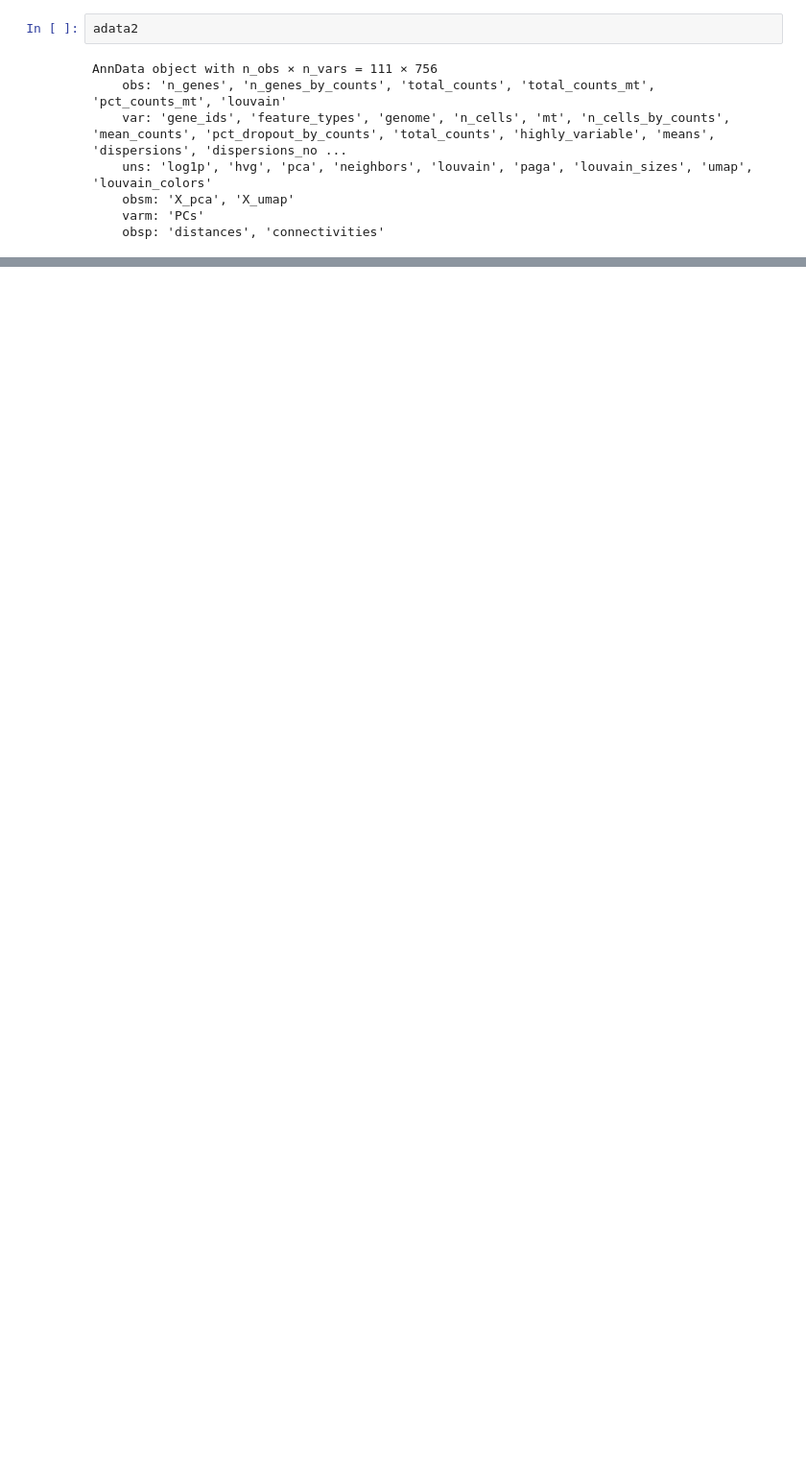
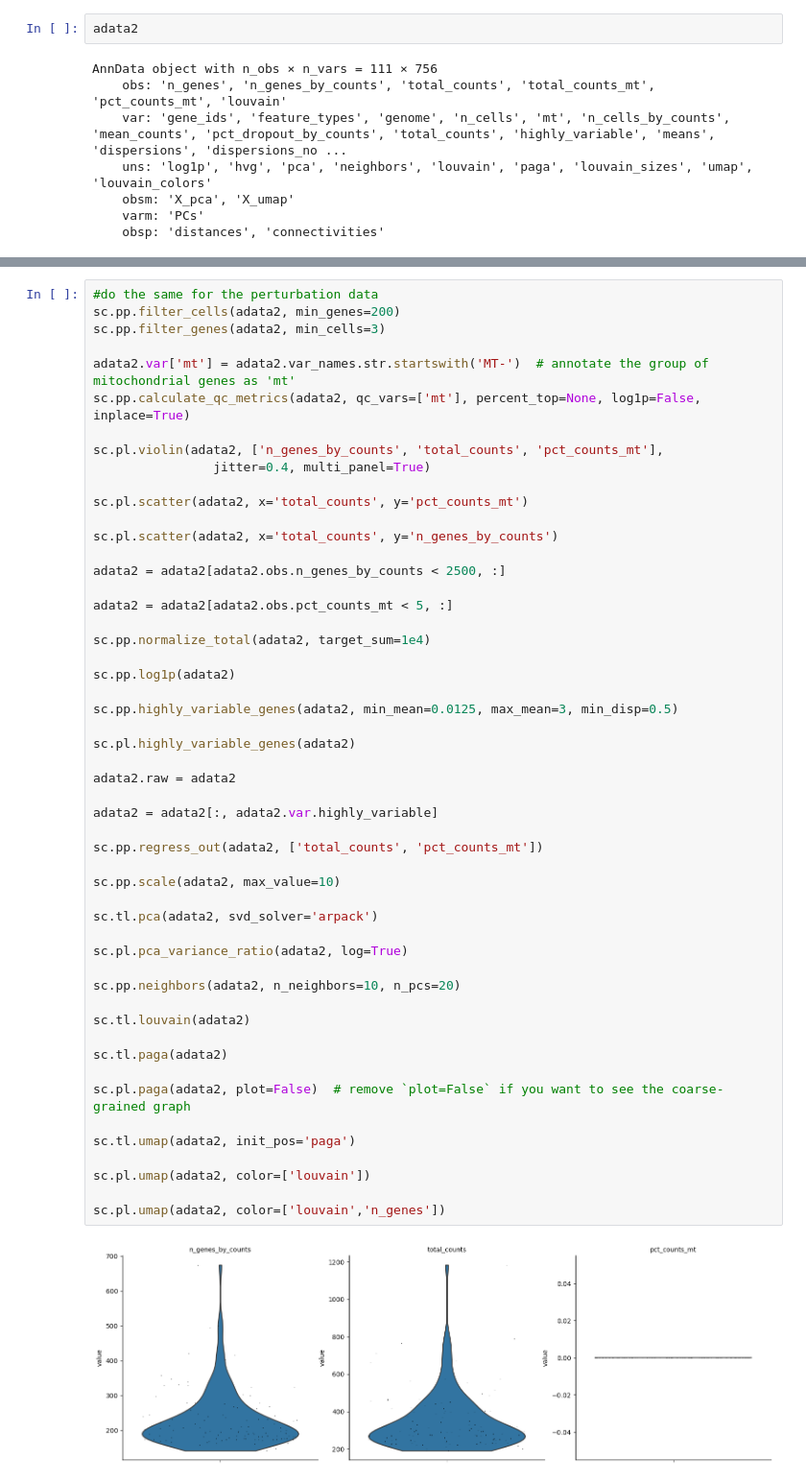
Before and after one commit to incredible-maker/Goodbye_DR.A, a Jupyter notebook: first_scanpy_try.ipynb, the cells around one changed output, grey strips where cells are left out. Shown at 96% size. Saved outputs shown, nothing was run; the diff lists cells and outputs as text; blank space fills up the shorter version.

```diff
--- a/first_scanpy_try.ipynb
+++ b/first_scanpy_try.ipynb
@@ -297,0 +423,54 @@ AnnData object with n_obs × n_vars = 111 × 756
+# %%
+#do the same for the perturbation data
+sc.pp.filter_cells(adata2, min_genes=200)
+sc.pp.filter_genes(adata2, min_cells=3)
+
+adata2.var['mt'] = adata2.var_names.str.startswith('MT-')  # annotate the group of mitochondrial genes as 'mt'
+sc.pp.calculate_qc_metrics(adata2, qc_vars=['mt'], percent_top=None, log1p=False, inplace=True)
+
+sc.pl.violin(adata2, ['n_genes_by_counts', 'total_counts', 'pct_counts_mt'],
+                jitter=0.4, multi_panel=True)
+
+sc.pl.scatter(adata2, x='total_counts', y='pct_counts_mt')
+
+sc.pl.scatter(adata2, x='total_counts', y='n_genes_by_counts')
+
+adata2 = adata2[adata2.obs.n_genes_by_counts < 2500, :]
+
+adata2 = adata2[adata2.obs.pct_counts_mt < 5, :]
+
+sc.pp.normalize_total(adata2, target_sum=1e4)
+
+sc.pp.log1p(adata2)
+
+sc.pp.highly_variable_genes(adata2, min_mean=0.0125, max_mean=3, min_disp=0.5)
+
+sc.pl.highly_variable_genes(adata2)
+
+adata2.raw = adata2
+
+adata2 = adata2[:, adata2.var.highly_variable]
+
+sc.pp.regress_out(adata2, ['total_counts', 'pct_counts_mt'])
+
+sc.pp.scale(adata2, max_value=10)
+
+sc.tl.pca(adata2, svd_solver='arpack')
+
+sc.pl.pca_variance_ratio(adata2, log=True)
+
+sc.pp.neighbors(adata2, n_neighbors=10, n_pcs=20)
+
+sc.tl.louvain(adata2)
+
+sc.tl.paga(adata2)
+
+sc.pl.paga(adata2, plot=False)  # remove `plot=False` if you want to see the coarse-grained graph
+
+sc.tl.umap(adata2, init_pos='paga')
+
+sc.pl.umap(adata2, color=['louvain'])
+
+sc.pl.umap(adata2, color=['louvain','n_genes'])
+# %% [output]
+[figure, added]
```
Also changed, not shown: parts of 13 cells of this notebook.
